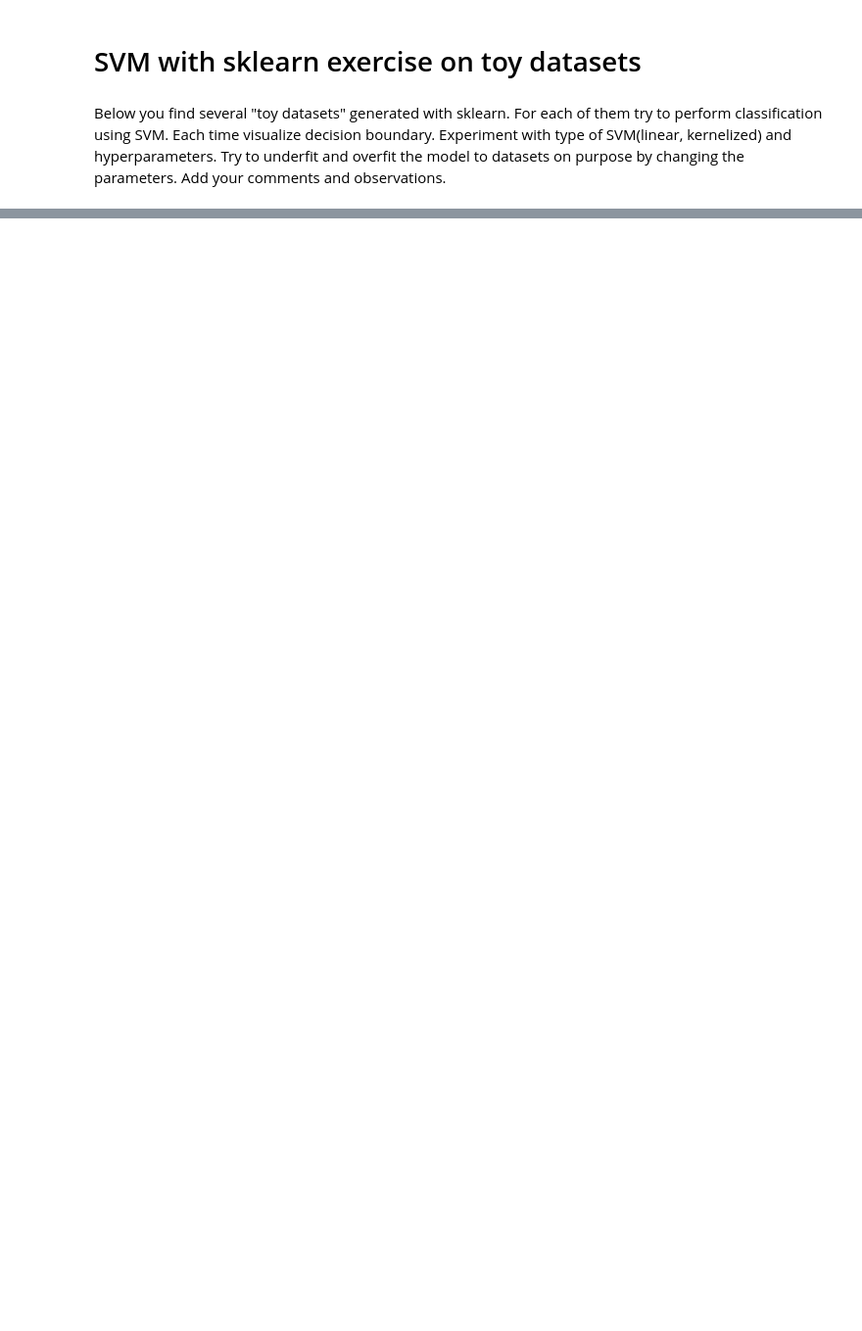
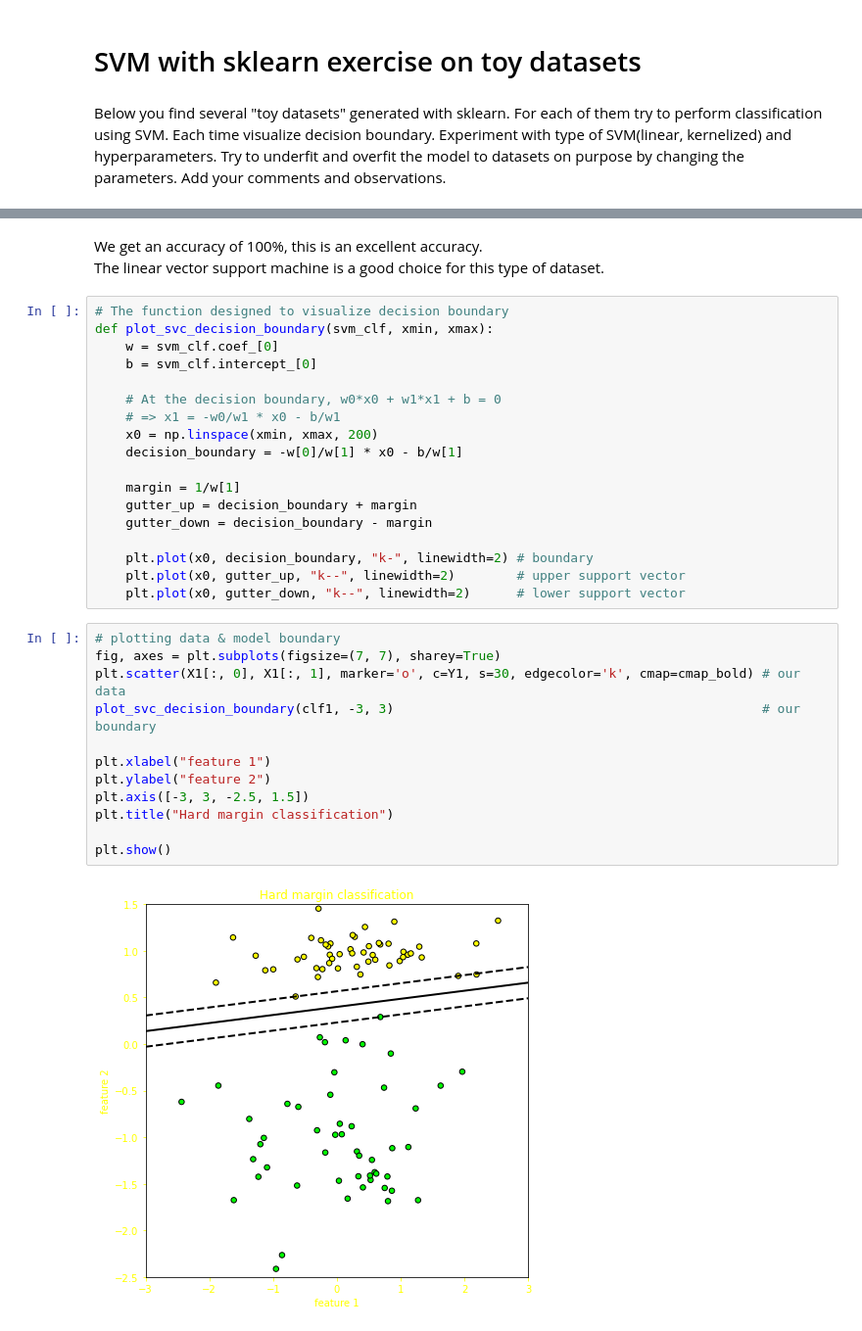
Before and after one commit to valigatotuS/Intelligent-ICT-systems, a Jupyter notebook: exercices/exercise session 3/ex3_svm_toy_datasets.ipynb, the cells around one changed output, grey strips where cells are left out. Shown: that part at 98% size. Cells and saved outputs as stored; diff of their text form; blank space fills up the shorter version.

```diff
--- a/exercices/exercise session 3/ex3_svm_toy_datasets.ipynb
+++ b/exercices/exercise session 3/ex3_svm_toy_datasets.ipynb
@@ -87,0 +63,35 @@ plt.show()
+# %% [markdown]
+We get an accuracy of 100%, this is an excellent accuracy. <br>
+The linear vector support machine is a good choice for this type of dataset.
+# %%
+# The function designed to visualize decision boundary
+def plot_svc_decision_boundary(svm_clf, xmin, xmax):
+    w = svm_clf.coef_[0]
+    b = svm_clf.intercept_[0]
+
+    # At the decision boundary, w0*x0 + w1*x1 + b = 0
+    # => x1 = -w0/w1 * x0 - b/w1
+    x0 = np.linspace(xmin, xmax, 200)
+    decision_boundary = -w[0]/w[1] * x0 - b/w[1]
+
+    margin = 1/w[1]
+    gutter_up = decision_boundary + margin
+    gutter_down = decision_boundary - margin
+
+    plt.plot(x0, decision_boundary, "k-", linewidth=2) # boundary
+    plt.plot(x0, gutter_up, "k--", linewidth=2)        # upper support vector
+    plt.plot(x0, gutter_down, "k--", linewidth=2)      # lower support vector
+# %%
+# plotting data & model boundary
+fig, axes = plt.subplots(figsize=(7, 7), sharey=True)
+plt.scatter(X1[:, 0], X1[:, 1], marker='o', c=Y1, s=30, edgecolor='k', cmap=cmap_bold) # our data
+plot_svc_decision_boundary(clf1, -3, 3)                                                # our boundary
+
+plt.xlabel("feature 1")
+plt.ylabel("feature 2")
+plt.axis([-3, 3, -2.5, 1.5])
+plt.title("Hard margin classification")
+
+plt.show()
+# %% [output]
+[figure, added]
```
Also changed, not shown: parts of 50 cells of this notebook, 2 other files.
